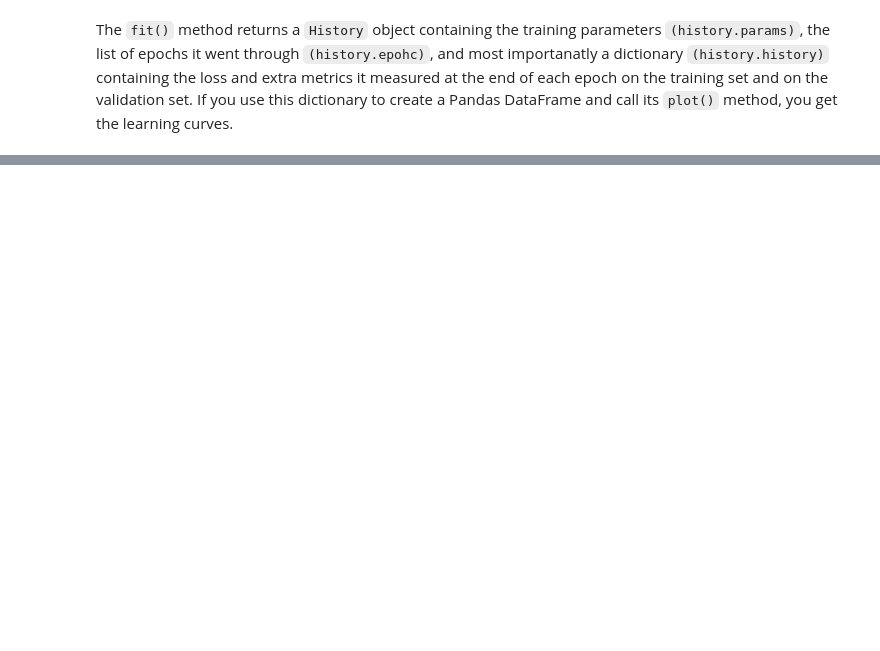
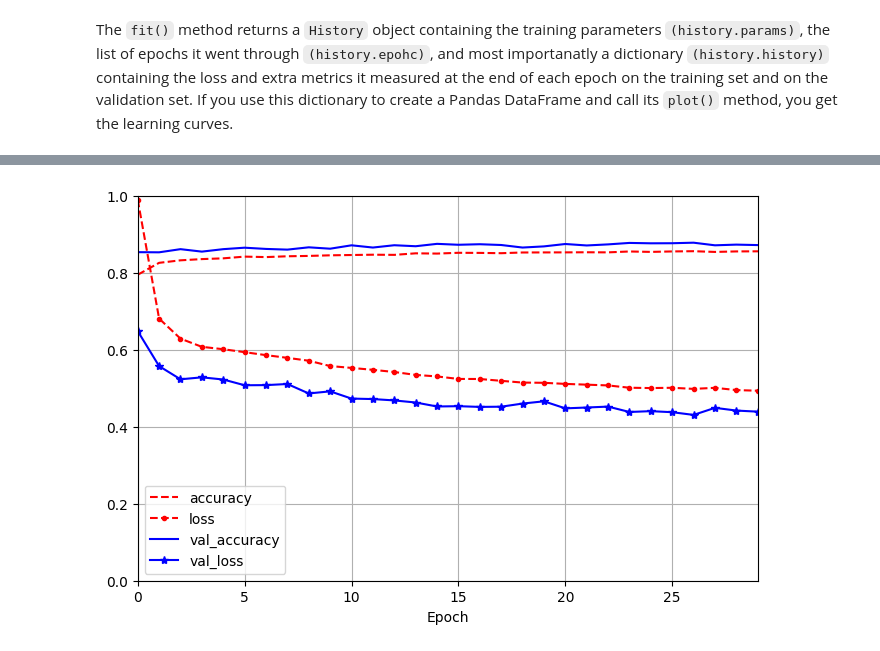
Before and after one commit to Srourrzan/AI_refresher, a Jupyter notebook: ANN.ipynb, the cells around one changed output, grey strips where cells are left out. Drawn from its saved outputs; the diff is of its cells as text; code cells hidden in the pictures; blank space fills up the shorter version.

```diff
--- a/ANN.ipynb
+++ b/ANN.ipynb
@@ -206,0 +323,29 @@ The model is now Over Fitting, so
+# %%
+# previous results indicates that the model has little over fitting, but still the accuracy is still low
+# Combine both Dropout and weight regularization, to see if there is a better performance
+
+model = tf.keras.Sequential([
+    tf.keras.layers.Flatten(input_shape=[28, 28]),
+    tf.keras.layers.BatchNormalization(),
+    tf.keras.layers.Dense(300, activation="relu", kernel_regularizer=l2_reg),
+    tf.keras.layers.BatchNormalization(),
+    tf.keras.layers.Dropout(0.3),
+    tf.keras.layers.Dense(100, activation="relu", kernel_regularizer=l2_reg),
+    tf.keras.layers.BatchNormalization(),
+    tf.keras.layers.Dropout(0.3),
+    tf.keras.layers.Dense(10,  activation="softmax")
+]);
+
+model.compile(
+    loss="sparse_categorical_crossentropy",
+    optimizer=tf.keras.optimizers.Adam(learning_rate=0.001),
+    metrics=['accuracy']
+);
+
+history4 = model.fit(
+    X_train,
+    y_train,
+    epochs=100,
+    validation_data=(X_valid, y_valid),
+    callbacks=[early_stopping_cb]
+);
@@ -206,0 +370,13 @@ The model is now Over Fitting, so
+# %%
+# this model was able to generalize more, but accuracy is lower, I think it's becuase of the early stopping!
+pd.DataFrame(history4.history).plot(
+    figsize=(8, 5),
+    xlim=[0, 29],
+    ylim=[0, 1],
+    grid=True,
+    xlabel="Epoch",
+    style=["r--", "r--.", "b-", "b-*"]
+);
+plt.show();
+# %% [output]
+[figure, added]
```
Also changed, not shown: parts of 15 cells of this notebook.
